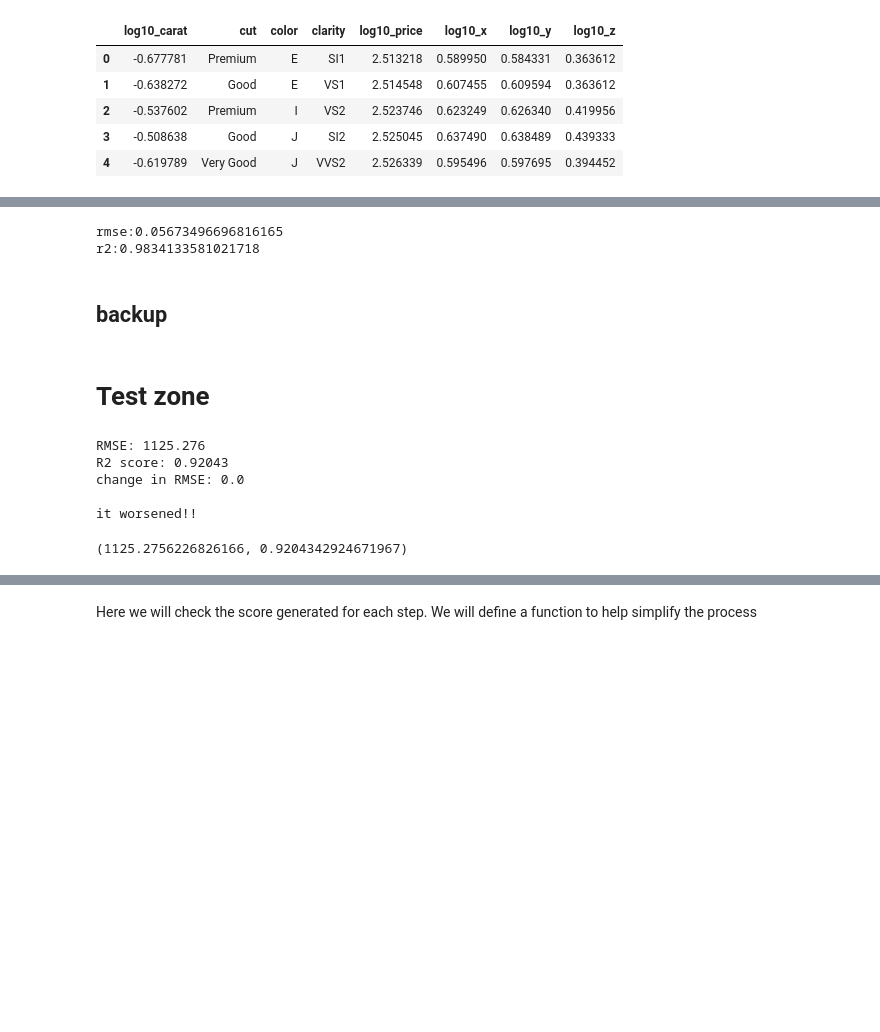
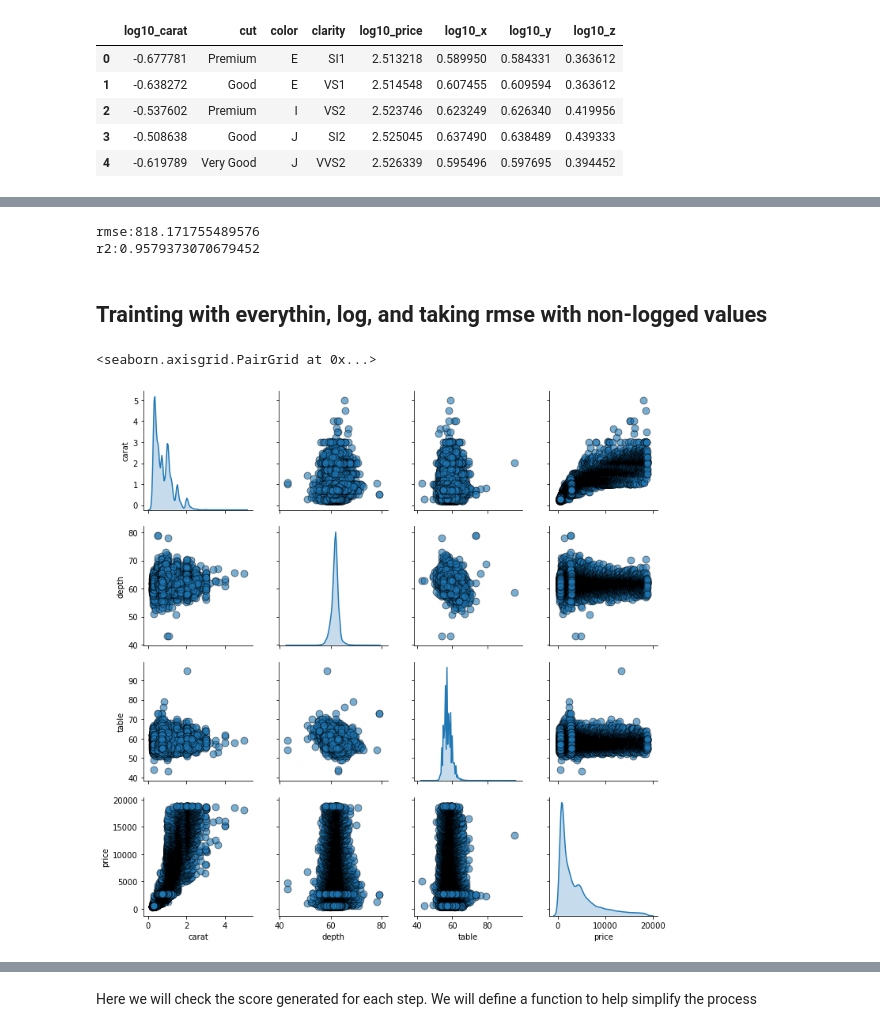
Before and after one commit to vfarneze/ironhack-projects, a Jupyter notebook: Project5_Linear_Regression/Project5-Linear-Regression.ipynb, the cells around one changed output, grey strips where cells are left out. Saved outputs shown, nothing was run; the diff lists cells and outputs as text; code cells hidden in the pictures; blank space fills up the shorter version.

```diff
--- a/Project5_Linear_Regression/Project5-Linear-Regression.ipynb
+++ b/Project5_Linear_Regression/Project5-Linear-Regression.ipynb
@@ -237,12 +327,13 @@ y_pred = model.predict(X_test)
 # %%
-mse = mean_squared_error(y_test, y_pred)
+y = data.price
+y_pred = data.predicted_price
+
+mse = mean_squared_error(y, y_pred)
 rmse = np.sqrt(mse)
-r2 = r2_score(y_true=y_test, y_pred=y_pred)
+r2 = r2_score(y_true=y, y_pred=y_pred)
+
+print(f'rmse:{rmse}')
+print(f'r2:{r2}')
+# %% [output]
+rmse:818.171755489576
+r2:0.9579373070679452
-# %%
-print(f'rmse:{rmse}')
-print(f'r2:{r2}')
-# %% [output]
-rmse:0.05673496696816165
-r2:0.9834133581021718
-# %% [markdown]
-## backup
@@ -269,2 +339,0 @@ get_scores(data,y_pred5,rmse2)
-# %% [markdown]
-# Test zone
@@ -278,9 +340,7 @@ X = X.drop(['table','depth'],axis=1)
-# %%
-get_scores(data,y_pred2,rmse2)
-# %% [output]
-RMSE: 1125.276
-R2 score: 0.92043
-change in RMSE: 0.0
-
-it worsened!!
-(1125.2756226826166, 0.9204342924671967)
+# %% [markdown]
+## Trainting with everythin, log, and taking rmse with non-logged values
+# %%
+sns.pairplot(pd.read_csv('diamonds.csv').loc[:,['carat','depth','table','price']], diag_kind = 'kde', plot_kws = {'alpha': 0.6, 's': 80, 'edgecolor': 'k'})
+# %% [output]
+<seaborn.axisgrid.PairGrid at 0x...>
+[figure, added]
```
Also changed, not shown: parts of 39 cells of this notebook, 1 other file.
